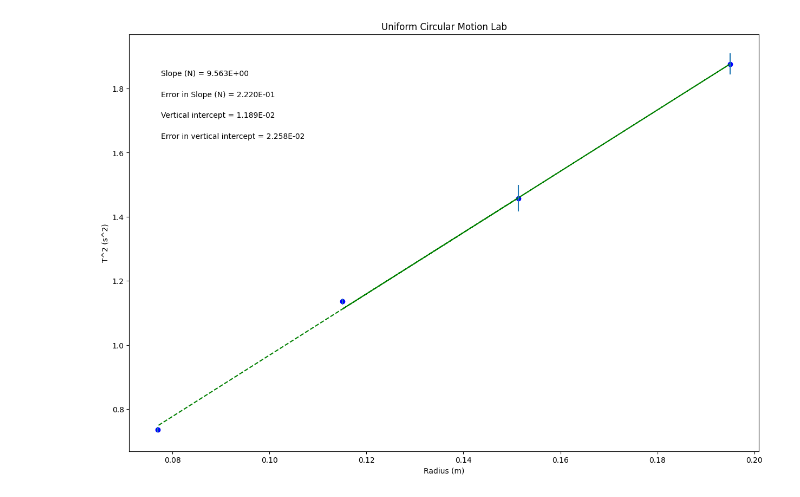
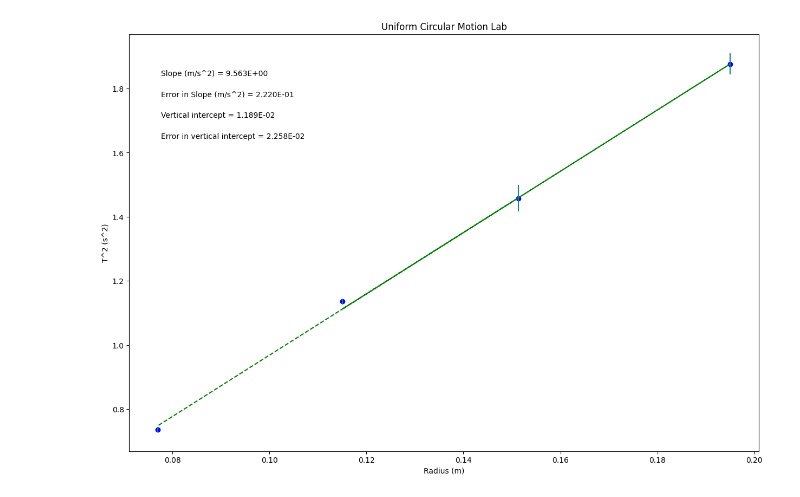
Before and after one commit to Aaron-Sundstrom/Physics_216_Fall_2024, a Jupyter notebook: Lab_4_Uniform_Circular_Motion.ipynb, the cells around one changed output. Drawn from its saved outputs; the diff is of its cells as text; code cells hidden in the pictures.

```diff
--- a/Lab_4_Uniform_Circular_Motion.ipynb
+++ b/Lab_4_Uniform_Circular_Motion.ipynb
@@ -40,7 +40,7 @@ dy = Uncertainty_in_T_Squared        #this should be your error in y array
 plot_title= 'Uniform Circular Motion Lab'
 x_label= 'Radius (m)'
 y_label= 'T^2 (s^2)'
-slope_units= 'm/N'
+slope_units= 'm/s^2'
 
 #UPDATE ANNOTATION PLACEMENT SO IT'S OUT OF WAY OF PLOTTED DATA AND BEST FIT LINE
 #integer from 1 to 4, top R corner is 1 (counter-clockwise from there)
@@ -92,31 +92,31 @@ elif annotation_placement==3 or annotation_placement==4:
 #Don't need to change anything in this section!
 
 #Plot data on graph. Plot error bars and place values for slope,
 #error in slope, and vertical intercept (plus error) on the plot using "annotate"
 
 plt.figure(figsize=(15,10))
 
 plt.plot(x, fit, color='green', linestyle='--')
 plt.scatter(x, y, color='blue', marker='o')
 
 plt.xlabel(x_label)
 plt.ylabel(y_label)
 plt.title(plot_title)
 
 plt.errorbar(x, y, yerr=dy, xerr=None, fmt="none") #don't need to plot x error bars
 
 plt.annotate('Slope ({}) = {value:.{digits}E}'.format(slope_units,value=m, digits=3),
              (xpos, ypos[0]), xycoords='axes fraction')
 
 plt.annotate('Error in Slope ({}) = {value:.{digits}E}'.format(slope_units,value=dm, digits=3),
              (xpos, ypos[1]), xycoords='axes fraction')
 
 plt.annotate('Vertical intercept = {value:.{digits}E}'.format(value=b, digits=3),
              (xpos, ypos[2]), xycoords='axes fraction')
 
 plt.annotate('Error in vertical intercept = {value:.{digits}E}'.format(value=db, digits=3),
              (xpos, ypos[3]), xycoords='axes fraction')
 
 plt.show()
 # %% [output]
-[figure, old version]
+[figure, new version]
```
